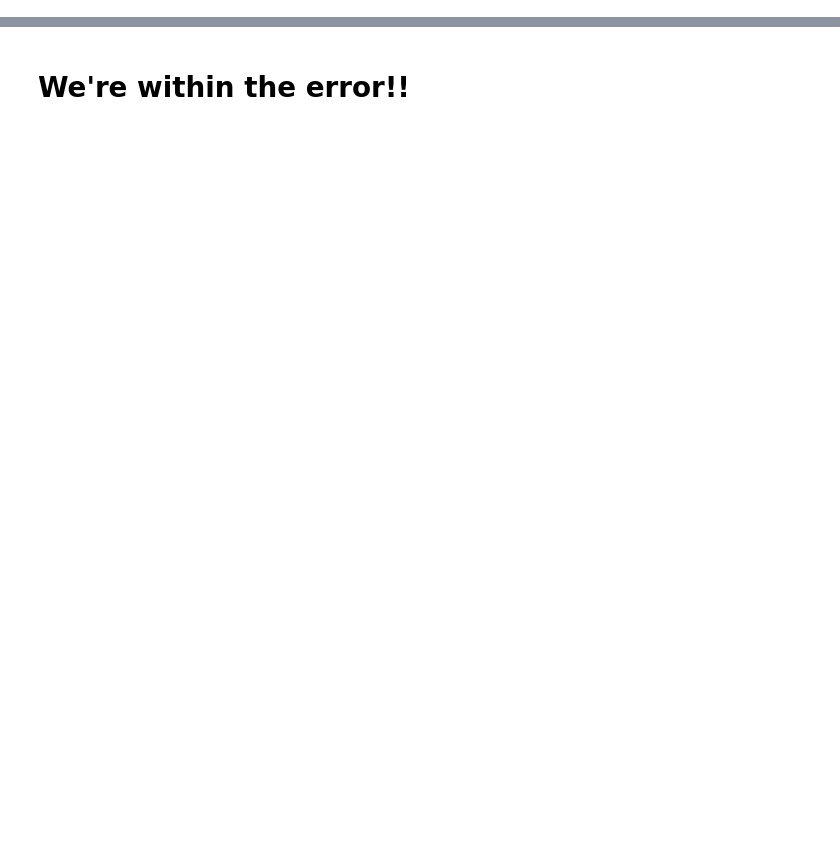
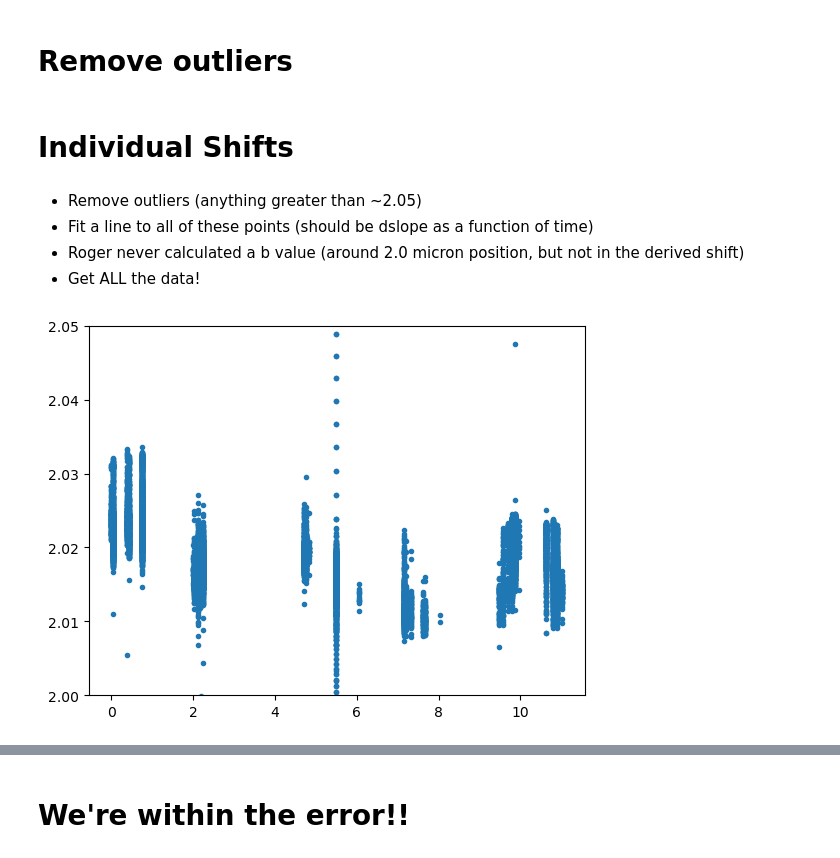
Before and after one commit to lucaslibshutz/spectralResearch, a Jupyter notebook: unc_calc_3.ipynb, the cells around one changed output, grey strips where cells are left out. Cells and saved outputs as stored; diff of their text form; code cells hidden in the pictures; blank space fills up the shorter version.

```diff
--- a/unc_calc_3.ipynb
+++ b/unc_calc_3.ipynb
@@ -206,6 +206,8 @@ for year in range(2004,2018):
         shift_ind = np.where(date_vector == Time(str(year)+'-07-01T00:00:00.00',format='isot').jd)[0][0] # Only using one value since all shifts should be the same for a specific date
         wave_shifts.append(shift_vals[shift_ind])
         year_list.append(year)
+# %% [markdown]
+# Remove outliers
 # %%
 #Define julian date for each spectral observation
 total_arr = np.asarray(airmass_data[['starttime','spectrum']])
@@ -217,3 +219,18 @@ for spectrum in total_arr[:,1]:
     m_shifts.append([my_fit[1],cov])
 
 m_shifts = np.asarray(m_shifts,dtype=list)
+# %% [markdown]
+# Individual Shifts
+# %% [markdown]
+- Remove outliers (anything greater than ~2.05)
+- Fit a line to all of these points (should be dslope as a function of time)
+- Roger never calculated a b value (around 2.0 micron position, but not in the derived shift)
+- Get ALL the data!
+# %%
+%matplotlib inline
+x = (total_arr[:,0]-total_arr[0,0])/365
+plt.plot(x,m_shifts[:,0],'.')
+plt.ylim([2.0,2.05])
+plt.show()
+# %% [output]
+[figure, added]
```
Also changed, not shown: parts of 5 cells of this notebook, 1 other file.
